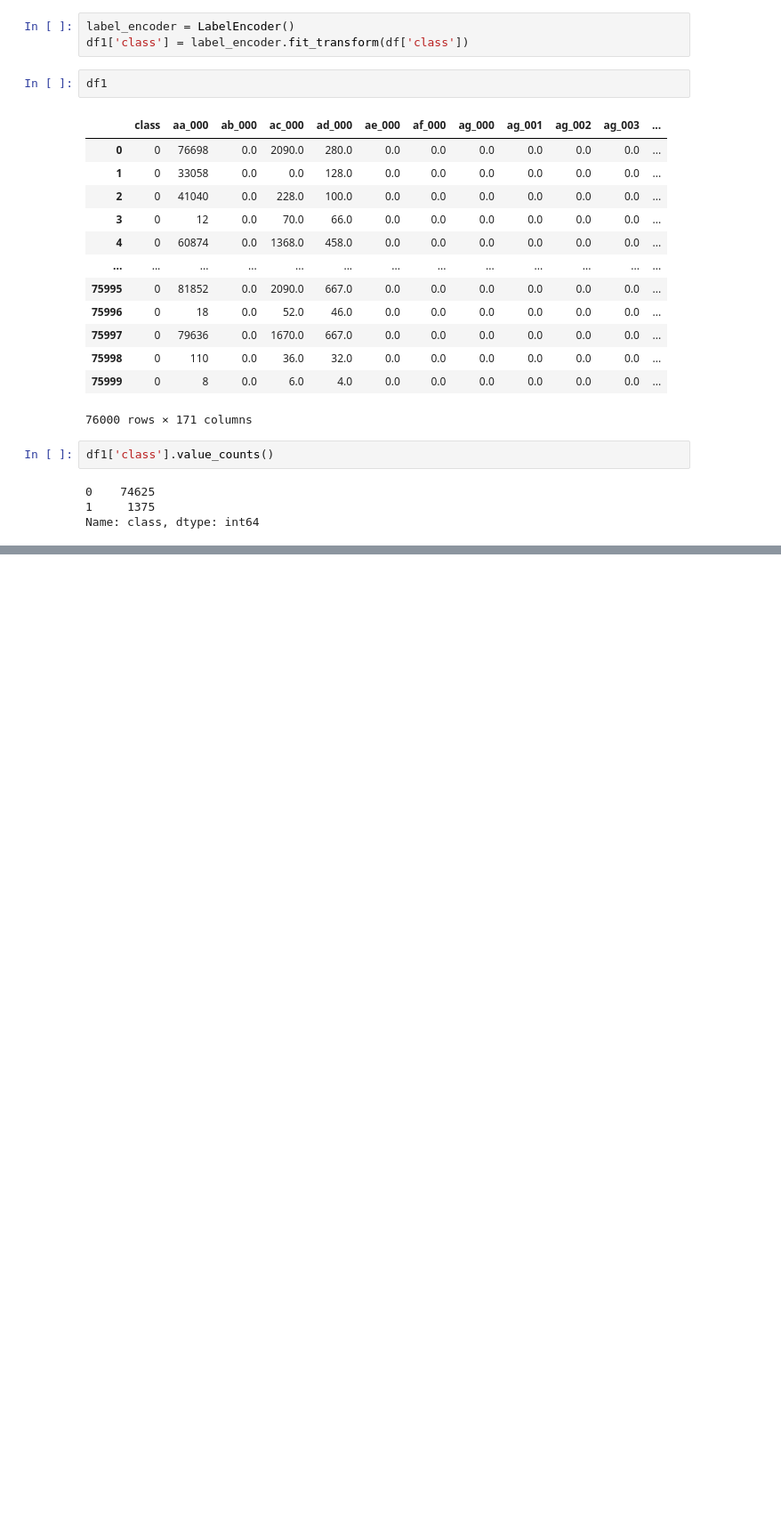
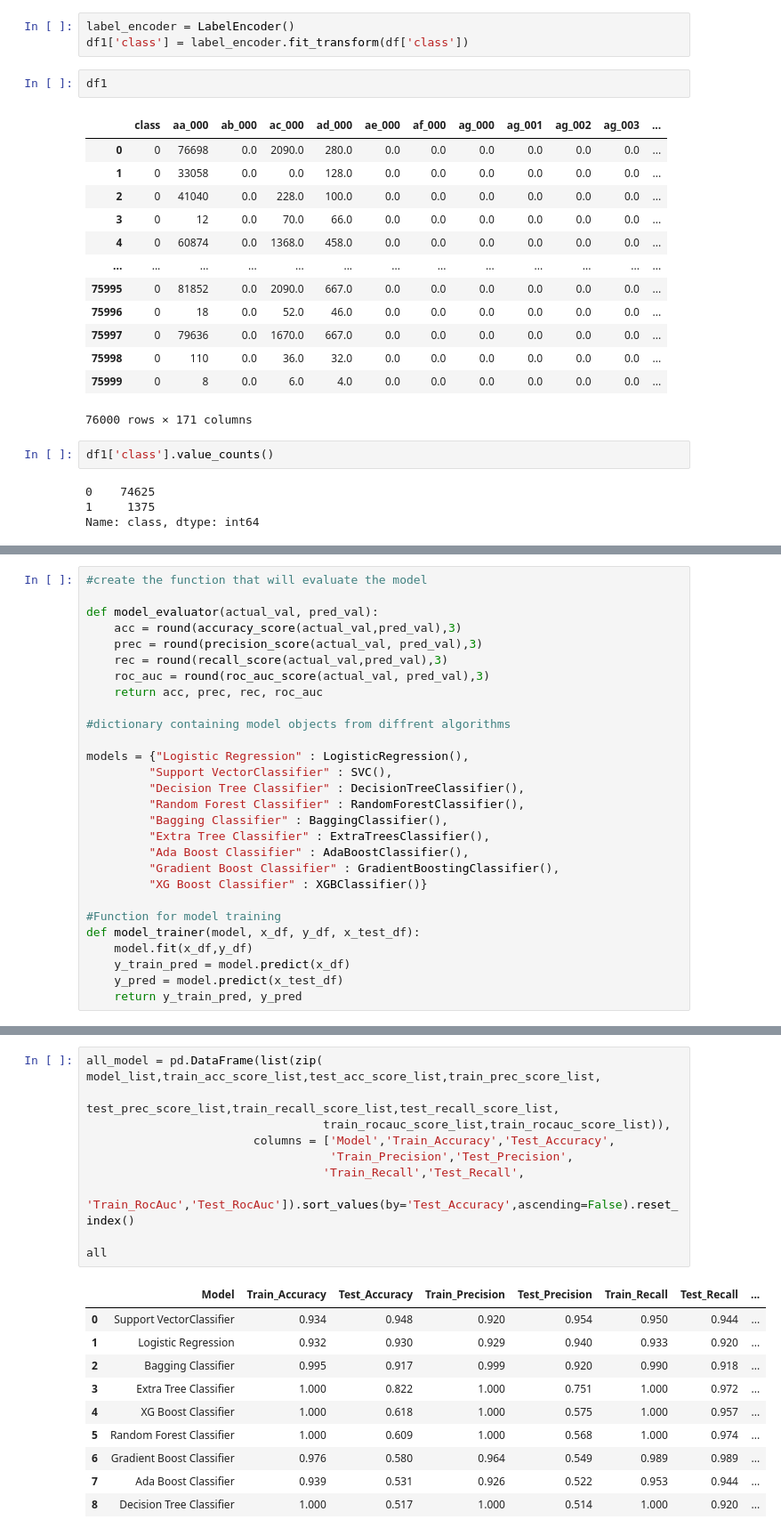
Before and after one commit to Preranapagar/ML_Projects, a Jupyter notebook: Project/Scania Truck Failure/scania_failure.ipynb, the cells around one changed output, grey strips where cells are left out. Shown at 89% size. Cells and saved outputs as stored; diff of their text form; blank space fills up the shorter version.

```diff
--- a/Project/Scania Truck Failure/scania_failure.ipynb
+++ b/Project/Scania Truck Failure/scania_failure.ipynb
@@ -379,0 +450,28 @@ Name: class, dtype: int64
+# %%
+#create the function that will evaluate the model
+
+def model_evaluator(actual_val, pred_val):
+    acc = round(accuracy_score(actual_val,pred_val),3)
+    prec = round(precision_score(actual_val, pred_val),3)
+    rec = round(recall_score(actual_val,pred_val),3)
+    roc_auc = round(roc_auc_score(actual_val, pred_val),3)
+    return acc, prec, rec, roc_auc
+
+#dictionary containing model objects from diffrent algorithms
+
+models = {"Logistic Regression" : LogisticRegression(),
+         "Support VectorClassifier" : SVC(),
+         "Decision Tree Classifier" : DecisionTreeClassifier(),
+         "Random Forest Classifier" : RandomForestClassifier(),
+         "Bagging Classifier" : BaggingClassifier(),
+         "Extra Tree Classifier" : ExtraTreesClassifier(),
+         "Ada Boost Classifier" : AdaBoostClassifier(),
+         "Gradient Boost Classifier" : GradientBoostingClassifier(),
+         "XG Boost Classifier" : XGBClassifier()}
+
+#Function for model training
+def model_trainer(model, x_df, y_df, x_test_df):
+    model.fit(x_df,y_df)
+    y_train_pred = model.predict(x_df)
+    y_pred = model.predict(x_test_df)
+    return y_train_pred, y_pred
@@ -379,0 +539,21 @@ Name: class, dtype: int64
+# %%
+all_model = pd.DataFrame(list(zip( model_list,train_acc_score_list,test_acc_score_list,train_prec_score_list,
+                                  test_prec_score_list,train_recall_score_list,test_recall_score_list,
+                                  train_rocauc_score_list,train_rocauc_score_list)),
+                        columns = ['Model','Train_Accuracy','Test_Accuracy',
+                                   'Train_Precision','Test_Precision',
+                                  'Train_Recall','Test_Recall',
+                                   'Train_RocAuc','Test_RocAuc']).sort_values(by='Test_Accuracy',ascending=False).reset_index()
+
+all
+# %% [output]
+|  | Model | Train_Accuracy | Test_Accuracy | Train_Precision | Test_Precision | Train_Recall | Test_Recall | ... |
+| 0 | Support VectorClassifier | 0.934 | 0.948 | 0.920 | 0.954 | 0.950 | 0.944 | ... |
+| 1 | Logistic Regression | 0.932 | 0.930 | 0.929 | 0.940 | 0.933 | 0.920 | ... |
+| 2 | Bagging Classifier | 0.995 | 0.917 | 0.999 | 0.920 | 0.990 | 0.918 | ... |
+| 3 | Extra Tree Classifier | 1.000 | 0.822 | 1.000 | 0.751 | 1.000 | 0.972 | ... |
+| 4 | XG Boost Classifier | 1.000 | 0.618 | 1.000 | 0.575 | 1.000 | 0.957 | ... |
+| 5 | Random Forest Classifier | 1.000 | 0.609 | 1.000 | 0.568 | 1.000 | 0.974 | ... |
+| 6 | Gradient Boost Classifier | 0.976 | 0.580 | 0.964 | 0.549 | 0.989 | 0.989 | ... |
+| 7 | Ada Boost Classifier | 0.939 | 0.531 | 0.926 | 0.522 | 0.953 | 0.944 | ... |
+| 8 | Decision Tree Classifier | 1.000 | 0.517 | 1.000 | 0.514 | 1.000 | 0.920 | ... |
```
Also changed, not shown: parts of 15 cells of this notebook.
